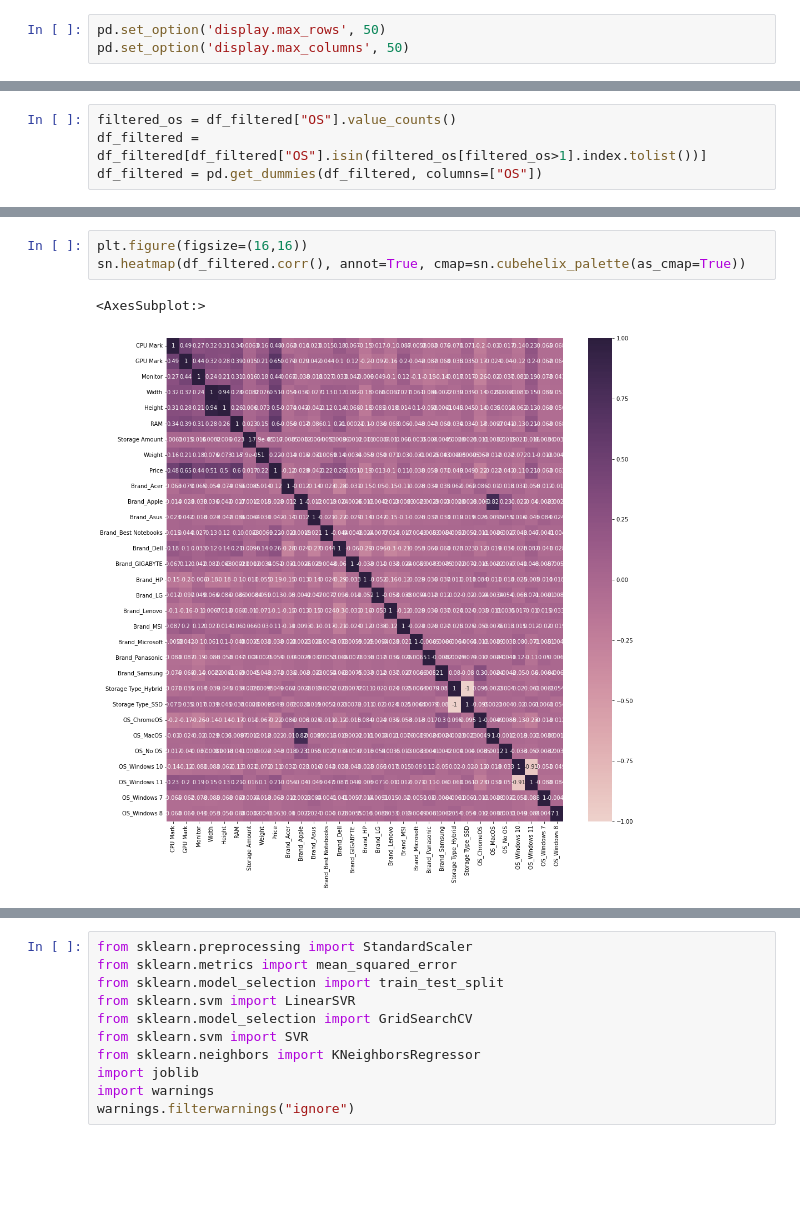
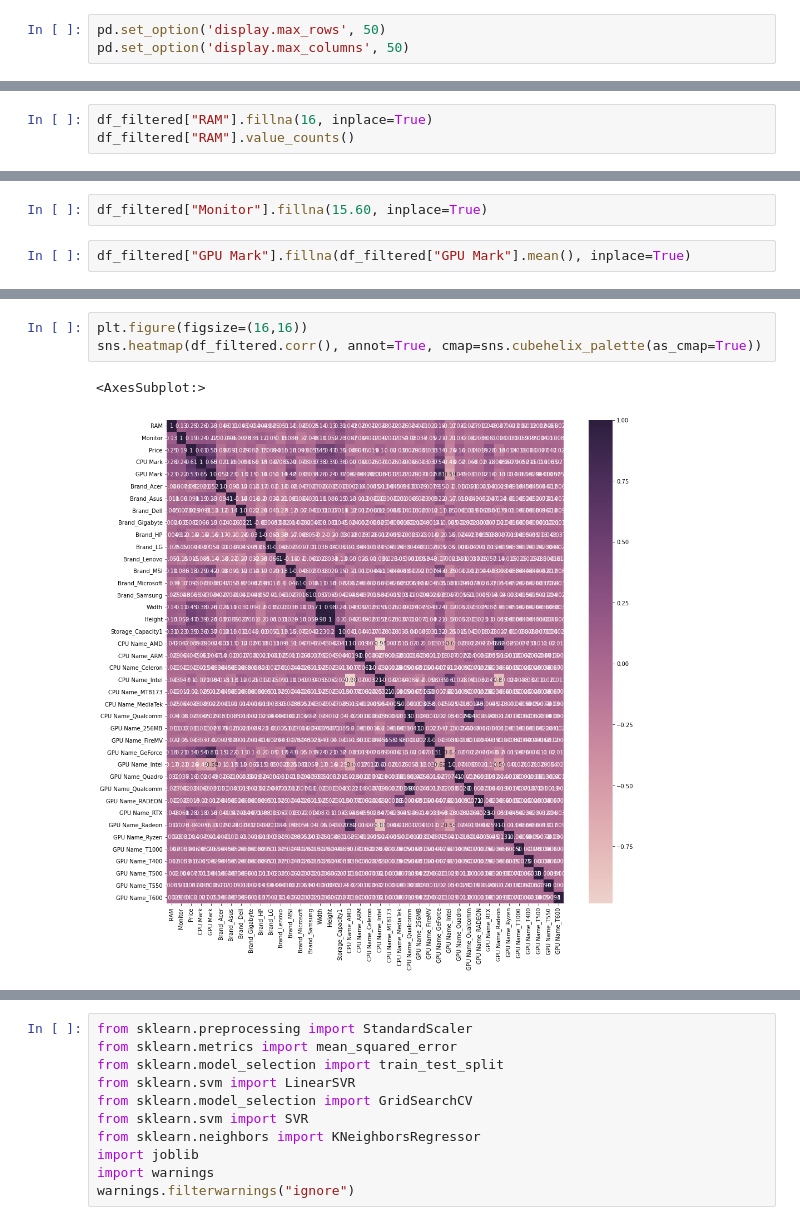
Before and after one commit to dtruong46me/laptop-prices-prediction, a Jupyter notebook: Modeling/svm_knn.ipynb, the cells around one changed output, grey strips where cells are left out. Saved outputs shown, nothing was run; the diff lists cells and outputs as text; blank space fills up the shorter version.

```diff
--- a/Modeling/svm_knn.ipynb
+++ b/Modeling/svm_knn.ipynb
@@ -128,0 +358,3 @@ df_filtered = pd.get_dummies(df_filtered, columns=["Storage Type"])
+# %%
+df_filtered["RAM"].fillna(16, inplace=True)
+df_filtered["RAM"].value_counts()
@@ -129 +380,5 @@ df_filtered = pd.get_dummies(df_filtered, columns=["Storage Type"])
+# %%
+df_filtered["Monitor"].fillna(15.60, inplace=True)
+# %%
+df_filtered["GPU Mark"].fillna(df_filtered["GPU Mark"].mean(), inplace=True)
 # %%
@@ -162,7 +404,3 @@ Name: OS, dtype: int64
-# %%
-filtered_os = df_filtered["OS"].value_counts()
-df_filtered = df_filtered[df_filtered["OS"].isin(filtered_os[filtered_os>1].index.tolist())]
-df_filtered = pd.get_dummies(df_filtered, columns=["OS"])
 # %%
 df_filtered
 # %% [output]
@@ -202,9 +440,9 @@ df_filtered.corr()
 # %%
 plt.figure(figsize=(16,16))
-sn.heatmap(df_filtered.corr(), annot=True, cmap=sn.cubehelix_palette(as_cmap=True))
+sns.heatmap(df_filtered.corr(), annot=True, cmap=sns.cubehelix_palette(as_cmap=True))
 # %% [output]
 <AxesSubplot:>
-[figure, old version]
+[figure, new version]
 # %%
 target_corr = df_filtered.corr()["Price"].apply(abs).sort_values()
 target_corr
```
Also changed, not shown: parts of 46 cells of this notebook, 1 other file.
